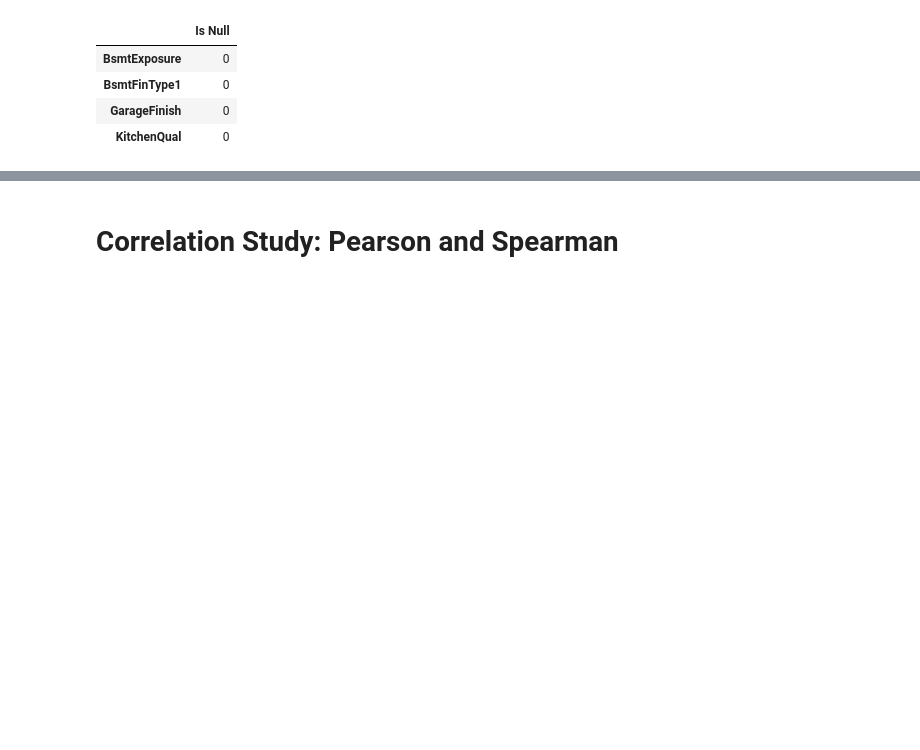
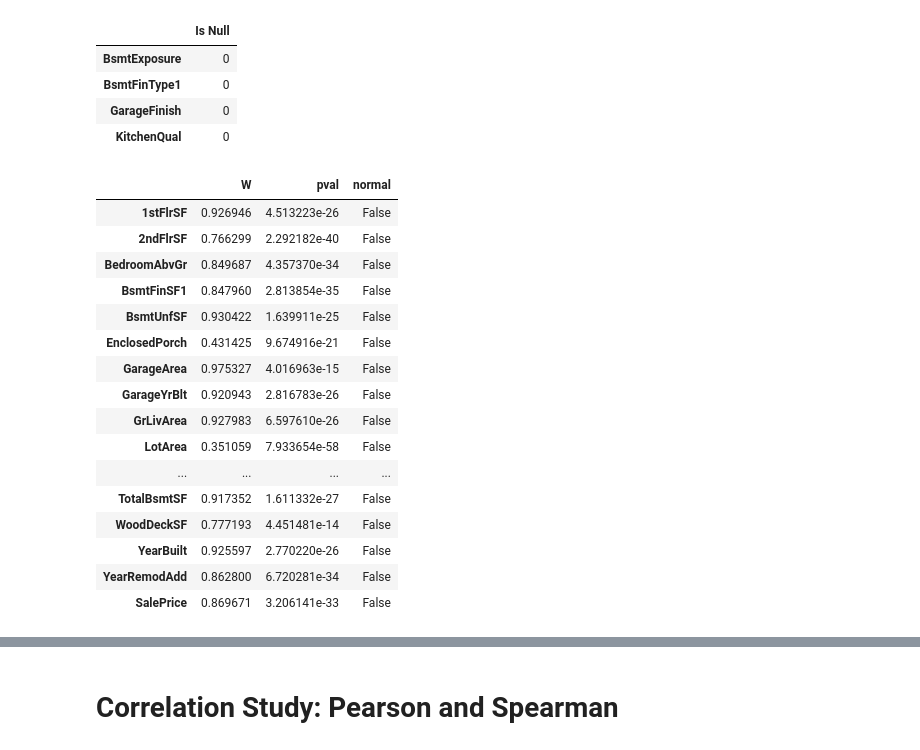
Before and after one commit to ParedesGab/PP5-heritage-housing-issues, a Jupyter notebook: jupyter_notebooks/House Sales Price Study.ipynb, the cells around one changed output, grey strips where cells are left out. Cells and saved outputs as stored; diff of their text form; code cells hidden in the pictures; blank space fills up the shorter version.

```diff
--- a/jupyter_notebooks/House Sales Price Study.ipynb
+++ b/jupyter_notebooks/House Sales Price Study.ipynb
@@ -137,3 +148,24 @@ df_categ_imputed[categorical_variables].isnull().sum().to_frame(name="Is Null")
 | BsmtFinType1 | 0 |
 | GarageFinish | 0 |
 | KitchenQual | 0 |
+# %%
+import pingouin as pg
+pg.normality(data=df_categ_imputed, alpha = 0.05) # check normality: They are all not normally distributed
+# %% [output]
+|  | W | pval | normal |
+| 1stFlrSF | 0.926946 | 4.513223e-26 | False |
+| 2ndFlrSF | 0.766299 | 2.292182e-40 | False |
+| BedroomAbvGr | 0.849687 | 4.357370e-34 | False |
+| BsmtFinSF1 | 0.847960 | 2.813854e-35 | False |
+| BsmtUnfSF | 0.930422 | 1.639911e-25 | False |
+| EnclosedPorch | 0.431425 | 9.674916e-21 | False |
+| GarageArea | 0.975327 | 4.016963e-15 | False |
+| GarageYrBlt | 0.920943 | 2.816783e-26 | False |
+| GrLivArea | 0.927983 | 6.597610e-26 | False |
+| LotArea | 0.351059 | 7.933654e-58 | False |
+| ... | ... | ... | ... |
+| TotalBsmtSF | 0.917352 | 1.611332e-27 | False |
+| WoodDeckSF | 0.777193 | 4.451481e-14 | False |
+| YearBuilt | 0.925597 | 2.770220e-26 | False |
+| YearRemodAdd | 0.862800 | 6.720281e-34 | False |
+| SalePrice | 0.869671 | 3.206141e-33 | False |
```
Also changed, not shown: parts of 9 cells of this notebook, 1 other file.
